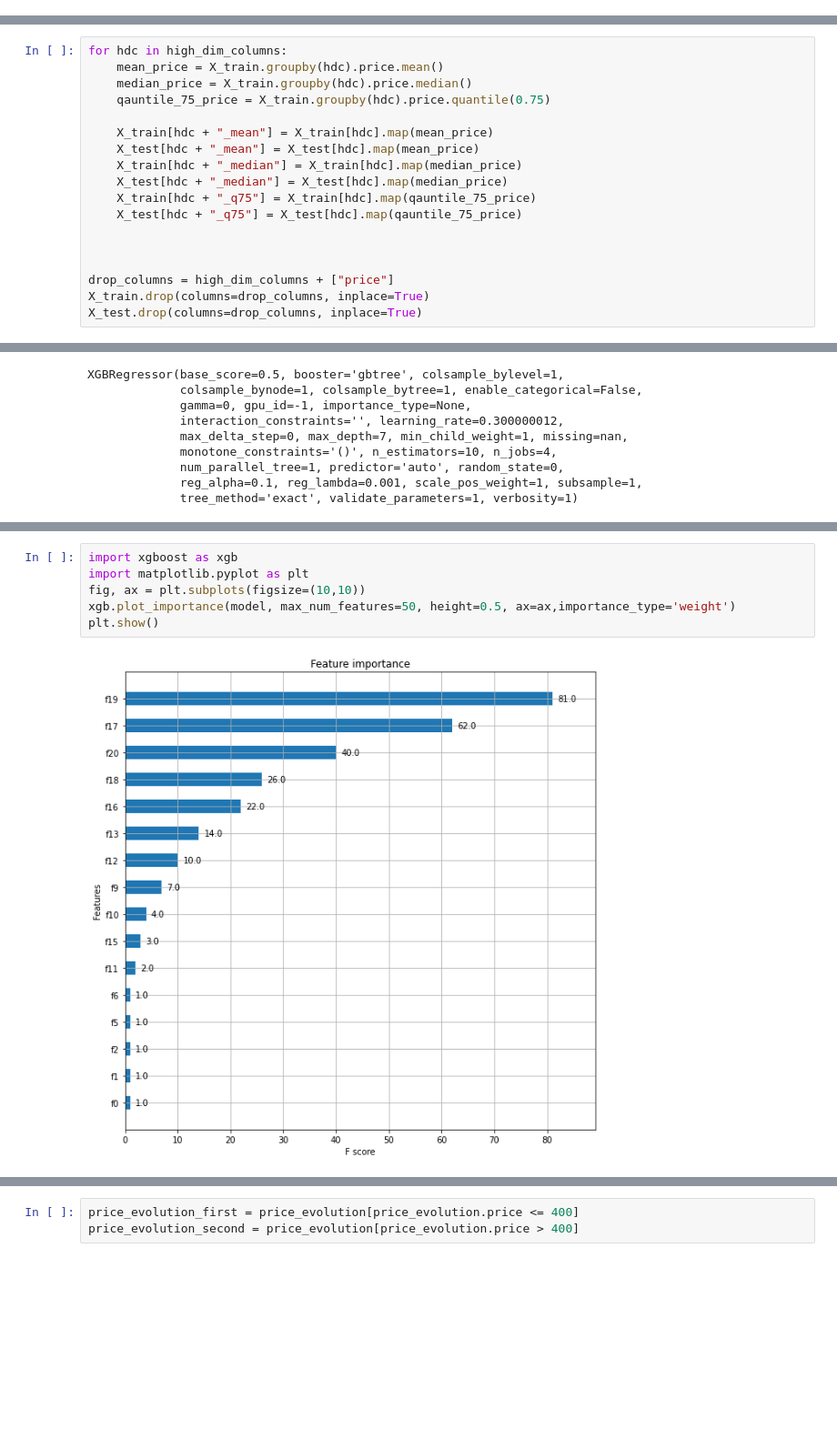
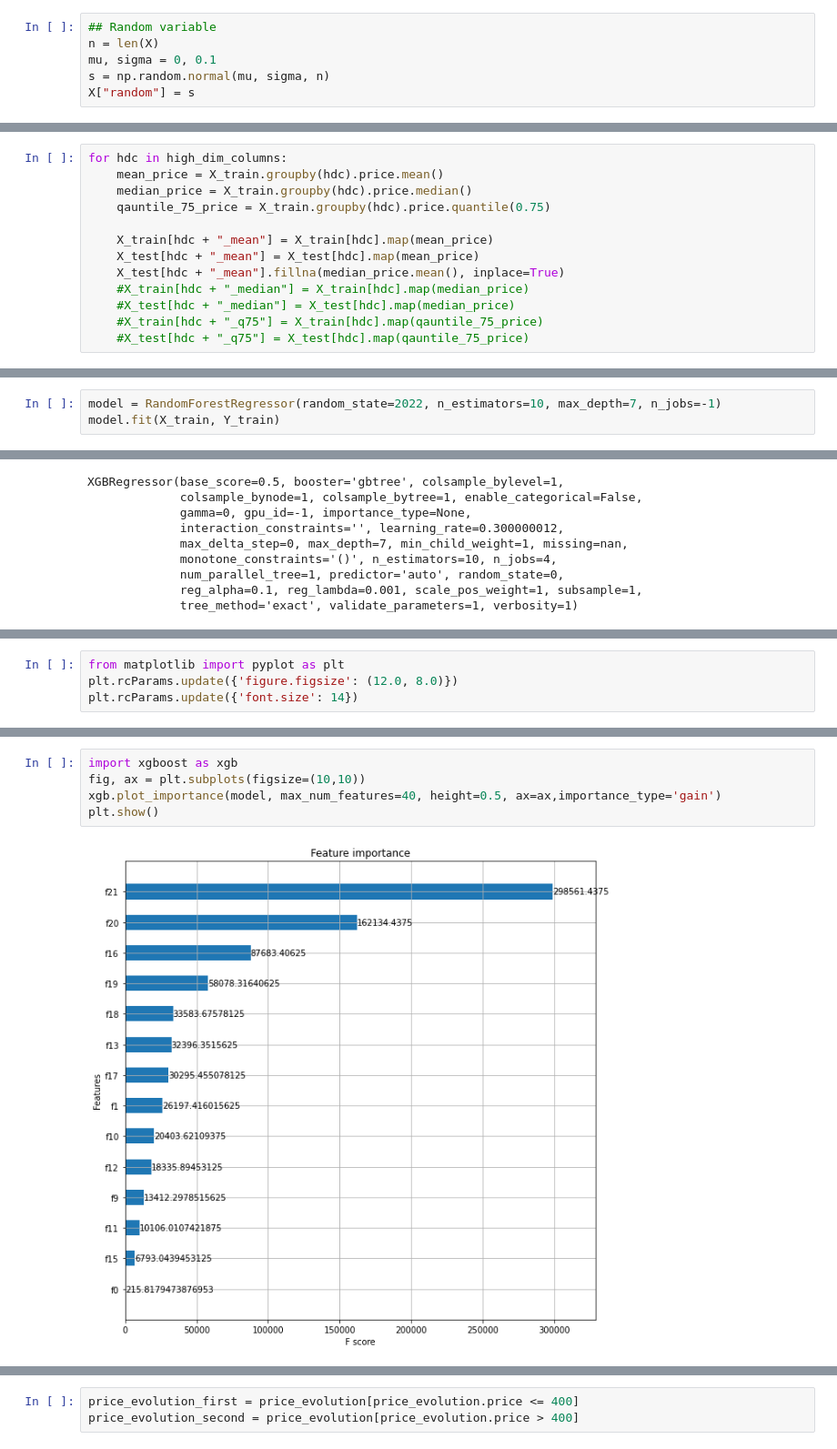
Before and after one commit to abdel-ely-ds/drug-price-predictions, a Jupyter notebook: notebooks/Untitled.ipynb, the cells around one changed output, grey strips where cells are left out. Shown: that part at 91% size. Saved outputs shown, nothing was run; the diff lists cells and outputs as text; blank space fills up the shorter version.

```diff
--- a/notebooks/Untitled.ipynb
+++ b/notebooks/Untitled.ipynb
@@ -248,3 +272,9 @@ high_dim_columns = ["dosage_form", "route_of_administration", "pharmaceutical_co
 
 bins_columns = ["marketing_days_elapsed"]
 nums_columns = ["reimbursement_rate"]
+# %%
+## Random variable
+n = len(X)
+mu, sigma = 0, 0.1
+s = np.random.normal(mu, sigma, n)
+X["random"] = s
@@ -269,16 +309,11 @@ for hdc in high_dim_columns:
 
     X_train[hdc + "_mean"] = X_train[hdc].map(mean_price)
     X_test[hdc + "_mean"] = X_test[hdc].map(mean_price)
-    X_train[hdc + "_median"] = X_train[hdc].map(median_price)
-    X_test[hdc + "_median"] = X_test[hdc].map(median_price)
-    X_train[hdc + "_q75"] = X_train[hdc].map(qauntile_75_price)
-    X_test[hdc + "_q75"] = X_test[hdc].map(qauntile_75_price)
-
-
-
-drop_columns = high_dim_columns + ["price"]
-X_train.drop(columns=drop_columns, inplace=True)
-X_test.drop(columns=drop_columns, inplace=True)
+    X_test[hdc + "_mean"].fillna(median_price.mean(), inplace=True)
+    #X_train[hdc + "_median"] = X_train[hdc].map(median_price)
+    #X_test[hdc + "_median"] = X_test[hdc].map(median_price)
+    #X_train[hdc + "_q75"] = X_train[hdc].map(qauntile_75_price)
+    #X_test[hdc + "_q75"] = X_test[hdc].map(qauntile_75_price)
 # %%
 X_train.head(2)
 # %% [output]
@@ -304,3 +359,6 @@ full_pipeline = ColumnTransformer(transformers=[
 encoder = full_pipeline.fit(X_train)
 X_train = encoder.transform(X_train)
 X_test = encoder.transform(X_test)
+# %%
+model = RandomForestRegressor(random_state=2022, n_estimators=10, max_depth=7, n_jobs=-1)
+model.fit(X_train, Y_train)
@@ -377,0 +404,4 @@ Thresh=0.204, n=1, accuracy score: 21.46%
+# %%
+from matplotlib import pyplot as plt
+plt.rcParams.update({'figure.figsize': (12.0, 8.0)})
+plt.rcParams.update({'font.size': 14})
@@ -378,8 +417,7 @@ Thresh=0.204, n=1, accuracy score: 21.46%
 # %%
 import xgboost as xgb
-import matplotlib.pyplot as plt
 fig, ax = plt.subplots(figsize=(10,10))
-xgb.plot_importance(model, max_num_features=50, height=0.5, ax=ax,importance_type='weight')
+xgb.plot_importance(model, max_num_features=40, height=0.5, ax=ax,importance_type='gain')
 plt.show()
 # %% [output]
-[figure, old version]
+[figure, new version]
```
Also changed, not shown: parts of 78 cells of this notebook, 4 other files.
